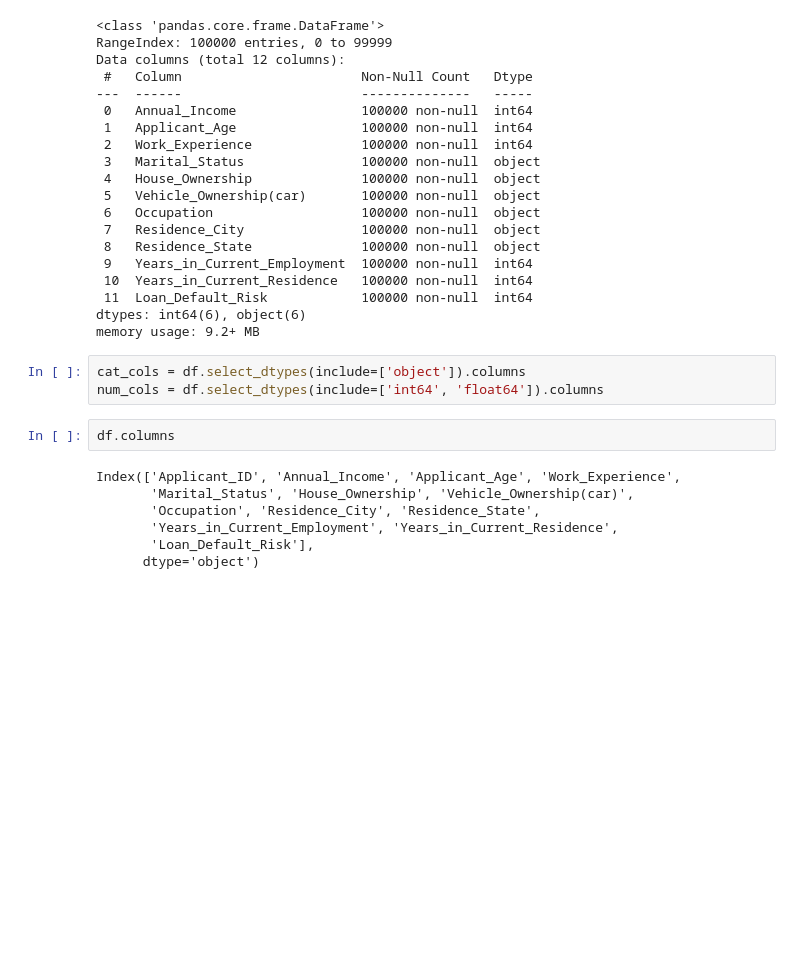
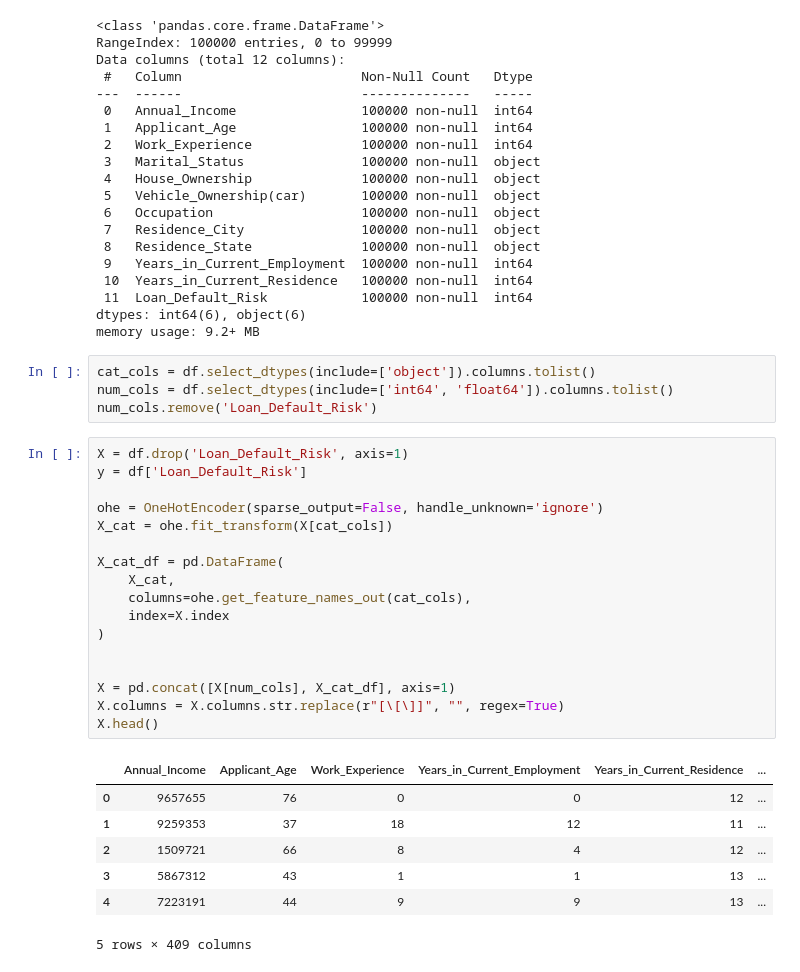
Before and after one commit to CarlosHernandez3/capstone, a Jupyter notebook: notebooks/loan_risk_model.ipynb, the cells around one changed output. Saved outputs shown, nothing was run; the diff lists cells and outputs as text; blank space fills up the shorter version.

```diff
--- a/notebooks/loan_risk_model.ipynb
+++ b/notebooks/loan_risk_model.ipynb
@@ -50,14 +96,31 @@ Data columns (total 12 columns):
 dtypes: int64(6), object(6)
 memory usage: 9.2+ MB
 # %%
-cat_cols = df.select_dtypes(include=['object']).columns
-num_cols = df.select_dtypes(include=['int64', 'float64']).columns
+cat_cols = df.select_dtypes(include=['object']).columns.tolist()
+num_cols = df.select_dtypes(include=['int64', 'float64']).columns.tolist()
+num_cols.remove('Loan_Default_Risk')
 # %%
-df.columns
+X = df.drop('Loan_Default_Risk', axis=1)
+y = df['Loan_Default_Risk']
+
+ohe = OneHotEncoder(sparse_output=False, handle_unknown='ignore')
+X_cat = ohe.fit_transform(X[cat_cols])
+
+X_cat_df = pd.DataFrame(
+    X_cat,
+    columns=ohe.get_feature_names_out(cat_cols),
+    index=X.index
+)
+
+
+X = pd.concat([X[num_cols], X_cat_df], axis=1)
+X.columns = X.columns.str.replace(r"[\[\]]", "", regex=True)
+X.head()
 # %% [output]
+|  | Annual_Income | Applicant_Age | Work_Experience | Years_in_Current_Employment | Years_in_Current_Residence | ... |
+| 0 | 9657655 | 76 | 0 | 0 | 12 | ... |
+| 1 | 9259353 | 37 | 18 | 12 | 11 | ... |
+| 2 | 1509721 | 66 | 8 | 4 | 12 | ... |
+| 3 | 5867312 | 43 | 1 | 1 | 13 | ... |
+| 4 | 7223191 | 44 | 9 | 9 | 13 | ... |
-Index(['Applicant_ID', 'Annual_Income', 'Applicant_Age', 'Work_Experience',
-       'Marital_Status', 'House_Ownership', 'Vehicle_Ownership(car)',
-       'Occupation', 'Residence_City', 'Residence_State',
-       'Years_in_Current_Employment', 'Years_in_Current_Residence',
-       'Loan_Default_Risk'],
-      dtype='object')
+5 rows × 409 columns
```
Also changed, not shown: parts of 11 cells of this notebook, 3 other files.
